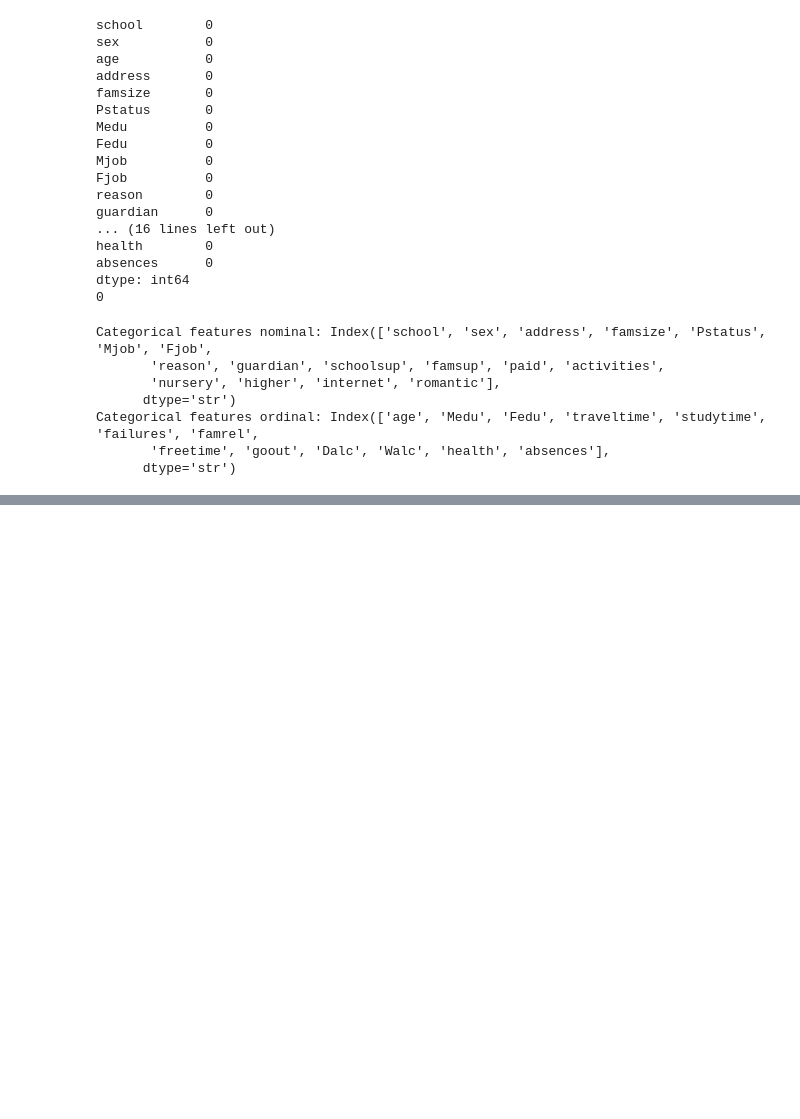
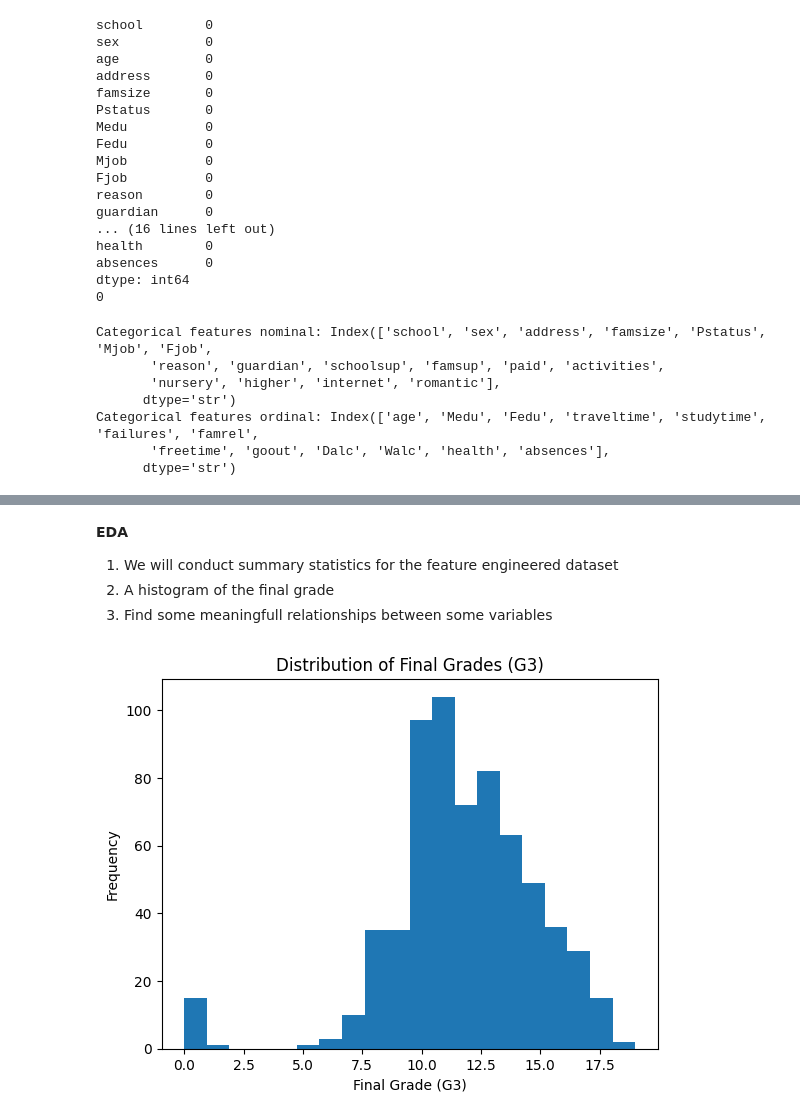
Before and after one commit to xplj5935-uol/Machine_learning_Personal_project, a Jupyter notebook: notebook_201859416.ipynb, the cells around one changed output, grey strips where cells are left out. Drawn from its saved outputs; the diff is of its cells as text; code cells hidden in the pictures; blank space fills up the shorter version.

```diff
--- a/notebook_201859416.ipynb
+++ b/notebook_201859416.ipynb
@@ -176,0 +162,14 @@ X_train_knn_scaled
+# %% [markdown]
+****EDA****
+1. We will conduct summary statistics for the feature engineered dataset
+2. A histogram of the final grade
+3. Find some meaningfull relationships between some variables
+# %%
+# histogram of final grade
+plt.hist(y_G3, bins=20)
+plt.title("Distribution of Final Grades (G3)")
+plt.xlabel("Final Grade (G3)")
+plt.ylabel("Frequency")
+plt.show()
+# %% [output]
+[figure, added]
```
Also changed, not shown: parts of 9 cells of this notebook.
